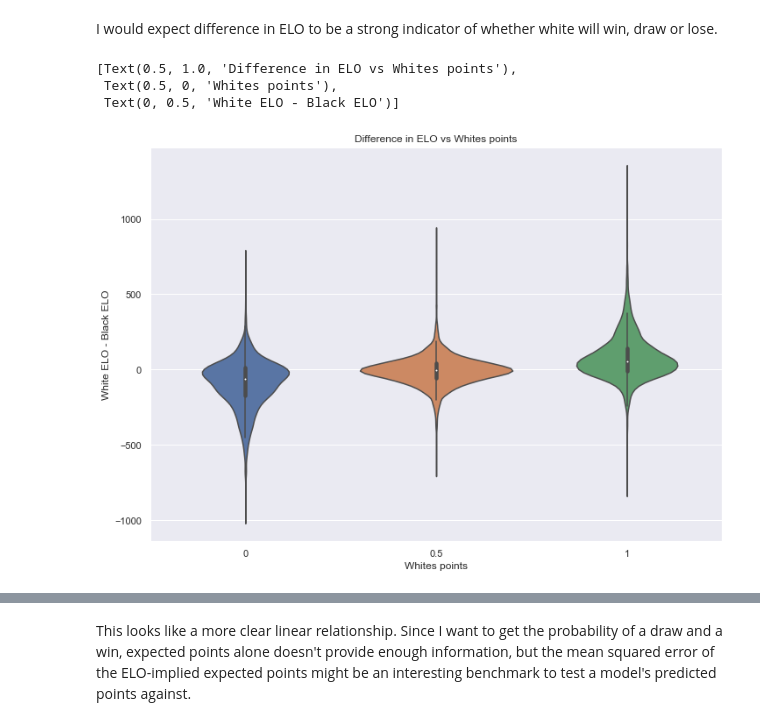
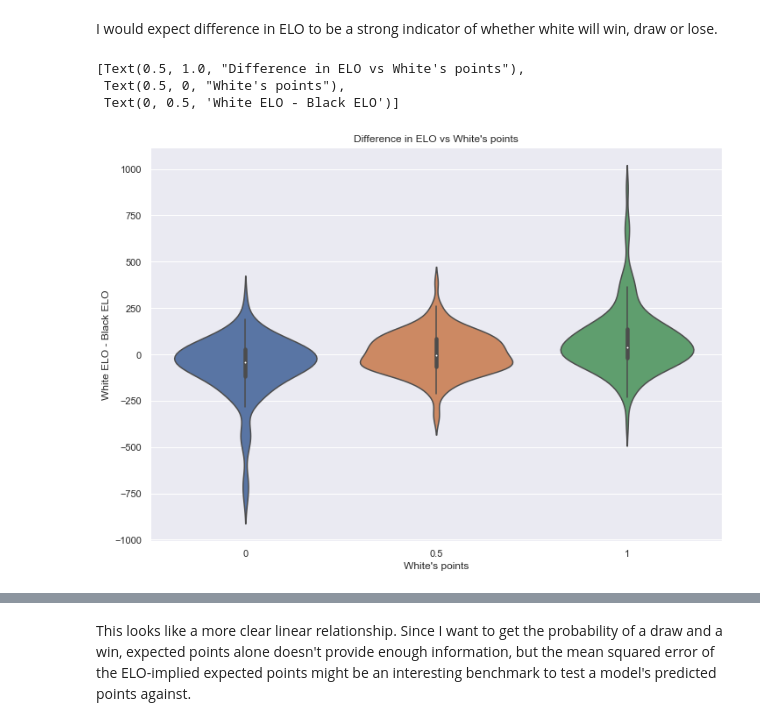
Before and after one commit to ktadgh/Classical-Chess-Predictions, a Jupyter notebook: Blitz Project.ipynb, the cells around one changed output, grey strips where cells are left out. Drawn from its saved outputs; the diff is of its cells as text; code cells hidden in the pictures.

Commit message:
focusing on blitz games instead

```diff
--- a/Blitz Project.ipynb
+++ b/Blitz Project.ipynb
@@ -144,13 +83,14 @@ dtype: int64
+# %%
+db = pd.concat(dfs)
 # %% [markdown]
 I will remove all blitz, rapid and correspondence games, and also remove any games with null values in any of the columns. I am also removing team games as I'm not interested in these either.
 # %%
 #Removing any rows with null values
 db = db.replace('*', np.nan)
 db = db.replace('?', np.nan)
-db = db.dropna()
+db = db.dropna(subset = ['Rounds','Eval','WhiteELO','BlackELO', 'ExpWhitePoints', 'Result'])
+db['WhiteELO'] = db['WhiteELO'].astype(float)
+db['BlackELO'] = db['BlackELO'].astype(float)
 # %%
 #Converting rounds to numeric and rounding down
 db['Rounds'] = pd.to_numeric(db['Rounds']).apply(math.floor)
-# %%
-db = db[db["Event"].str.contains(r"blitz|rapid|k.o.|team|simul|corr")==False ]
-print(db.value_counts('Event'))
@@ -165,3 +97,6 @@ dtype: int64
+# %%
+# filtering out the games that aren't blitz
+db = db[db["Event"].str.contains("blitz") == True ]
 # %%
 #Adding a column for ELO-implied expected points and ELO difference (White - Black)
 db['Diff'] = db['WhiteELO'] - db['BlackELO']
@@ -180,12 +115,12 @@ db['WhitePoints'] = pd.to_numeric(db['WhitePoints'],errors='raise')
 I would expect difference in ELO to be a strong indicator of whether white will win, draw or lose.
 # %%
 sb.set(rc={'figure.figsize':(11.7,8.27)})
-sb.violinplot(x = 'WhitePoints', y = "Diff", order=[0, 0.5,1],data = db).set(title = 'Difference in ELO vs White''s points',xlabel = 'White''s points', ylabel = 'White ELO - Black ELO')
+sb.violinplot(x = "WhitePoints", y = "Diff", order=[0, 0.5,1],data = db).set(title = "Difference in ELO vs White's points",xlabel = "White's points", ylabel = "White ELO - Black ELO")
 # %% [output]
-[Text(0.5, 1.0, 'Difference in ELO vs Whites points'),
- Text(0.5, 0, 'Whites points'),
+[Text(0.5, 1.0, "Difference in ELO vs White's points"),
+ Text(0.5, 0, "White's points"),
  Text(0, 0.5, 'White ELO - Black ELO')]
-[figure, old version]
+[figure, new version]
 # %%
 #Sorting the data into 20 bins by ELO Difference
 lb =db['Diff'].min().astype(int)
```
Also changed, not shown: parts of 32 cells of this notebook.
